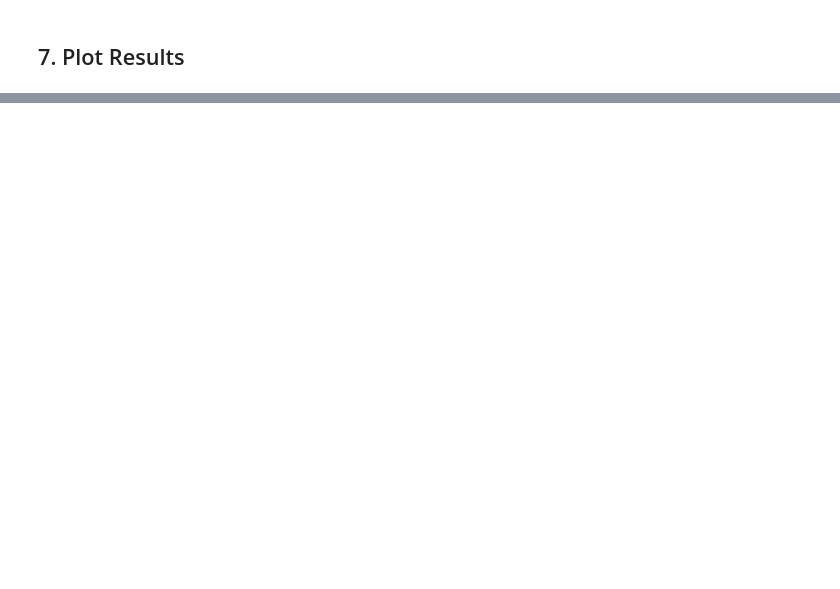
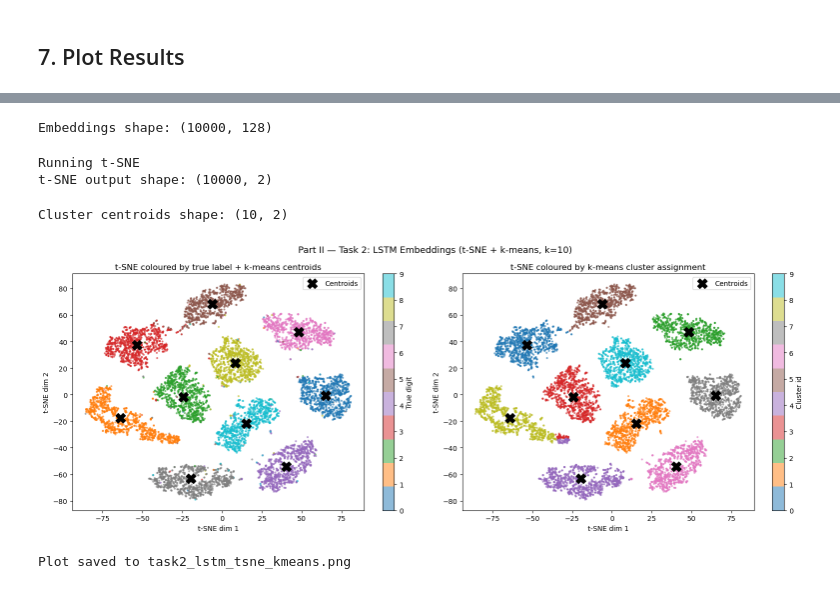
Before and after one commit to OlcayISIK/SWE591-NeuralNetwork_DeepLearning, a Jupyter notebook: ltsm.ipynb, the cells around one changed output, grey strips where cells are left out. Drawn from its saved outputs; the diff is of its cells as text; code cells hidden in the pictures; blank space fills up the shorter version.

Commit message:
add: ltsm task2 implementation added

```diff
--- a/ltsm.ipynb
+++ b/ltsm.ipynb
@@ -186,0 +198,71 @@ Plot saved to task1_lstm_results_pytorch.png
+# %%
+from sklearn.manifold import TSNE
+from sklearn.cluster import KMeans
+
+# ── 1. Extract 128-dim embeddings ──────────────────────────────────────────────
+model.eval()
+embeddings = []
+with torch.no_grad():
+    for Xb, _ in test_loader:
+        Xb = Xb.to(device)
+        out, _ = model.lstm(Xb)   # (batch, 28, 128)
+        h_last = out[:, -1, :]    # (batch, 128)
+        embeddings.append(h_last.cpu().numpy())
+
+embeddings = np.concatenate(embeddings, axis=0)   # (10000, 128)
+print(f'Embeddings shape: {embeddings.shape}')
+# %% [output]
+Embeddings shape: (10000, 128)
+# %%
+# ── 2. t-SNE → 2-D ────────────────────────────────────────────────────────────
+print('Running t-SNE')
+tsne = TSNE(n_components=2, random_state=42, perplexity=30, n_iter=1000)
+coords_2d = tsne.fit_transform(embeddings)   # (10000, 2)
+print(f't-SNE output shape: {coords_2d.shape}')
+# %% [output]
+Running t-SNE
+t-SNE output shape: (10000, 2)
+# %%
+# ── 3. K-Means (k=10) on the 2-D coordinates ──────────────────────────────────
+kmeans = KMeans(n_clusters=10, random_state=42, n_init=10)
+cluster_labels = kmeans.fit_predict(coords_2d)
+centroids = kmeans.cluster_centers_           # (10, 2)
+print(f'Cluster centroids shape: {centroids.shape}')
+# %% [output]
+Cluster centroids shape: (10, 2)
+# %%
+# ── 4. Scatter plot — true labels + cluster centroids ─────────────────────────
+fig, axes = plt.subplots(1, 2, figsize=(16, 6))
+
+cmap = plt.get_cmap('tab10')
+
+# Left: coloured by TRUE digit label
+sc = axes[0].scatter(coords_2d[:, 0], coords_2d[:, 1],
+                     c=y_test, cmap='tab10', s=4, alpha=0.5)
+axes[0].scatter(centroids[:, 0], centroids[:, 1],
+                c='black', marker='X', s=200, zorder=5, label='Centroids')
+plt.colorbar(sc, ax=axes[0], ticks=range(10), label='True digit')
+axes[0].set_title('t-SNE coloured by true label + k-means centroids')
+axes[0].set_xlabel('t-SNE dim 1')
+axes[0].set_ylabel('t-SNE dim 2')
+axes[0].legend()
+
+# Right: coloured by CLUSTER assignment
+sc2 = axes[1].scatter(coords_2d[:, 0], coords_2d[:, 1],
+                      c=cluster_labels, cmap='tab10', s=4, alpha=0.5)
+axes[1].scatter(centroids[:, 0], centroids[:, 1],
+                c='black', marker='X', s=200, zorder=5, label='Centroids')
+plt.colorbar(sc2, ax=axes[1], ticks=range(10), label='Cluster id')
+axes[1].set_title('t-SNE coloured by k-means cluster assignment')
+axes[1].set_xlabel('t-SNE dim 1')
+axes[1].set_ylabel('t-SNE dim 2')
+axes[1].legend()
+
+plt.suptitle('Part II — Task 2: LSTM Embeddings (t-SNE + k-means, k=10)', fontsize=13)
+plt.tight_layout()
+plt.savefig('task2_lstm_tsne_kmeans.png', dpi=150)
+plt.show()
+print('Plot saved to task2_lstm_tsne_kmeans.png')
+# %% [output]
+[figure, added]
+Plot saved to task2_lstm_tsne_kmeans.png
```
Also changed, not shown: parts of 3 cells of this notebook, 2 other files.
